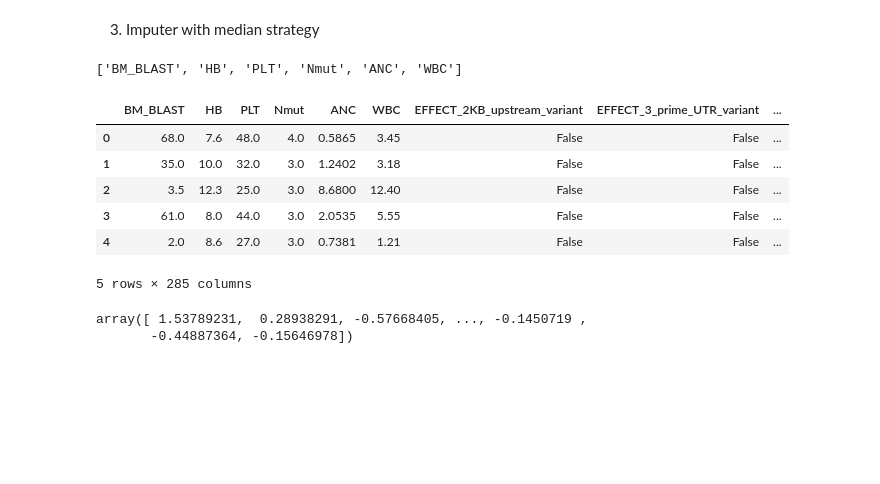
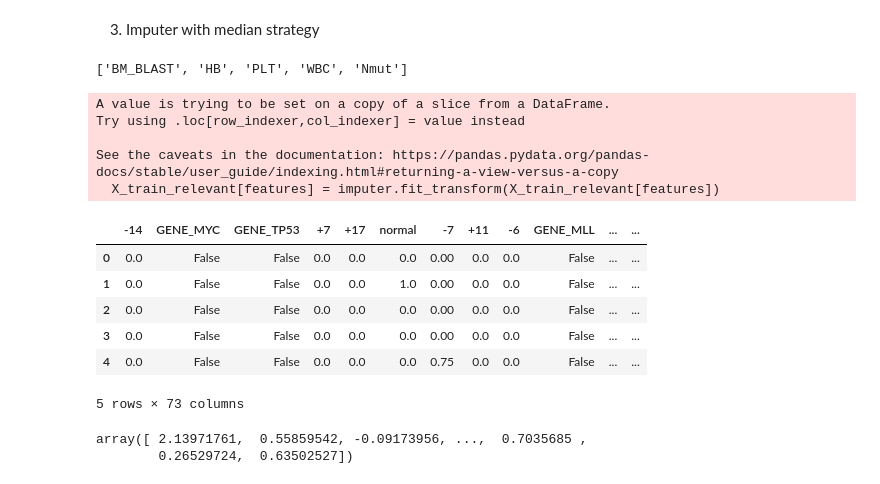
Before and after one commit to carlmonnaert/QRT-Challenge-Data-2025, a Jupyter notebook: cox_ridge.ipynb, the cells around one changed output. Saved outputs shown, nothing was run; the diff lists cells and outputs as text; code cells hidden in the pictures; blank space fills up the shorter version.

Commit message:
Modular data cleaning and handling, 72.724/70.433 accuracy

```diff
--- a/cox_ridge.ipynb
+++ b/cox_ridge.ipynb
@@ -249,7 +331,7 @@ X_train.head()
 3. Fitting Cox Ridge model
 # %%
 # Initialize and train the Cox Proportional Hazards model
-cox = CoxnetSurvivalAnalysis(l1_ratio=1, alpha_min_ratio=0.1, max_iter=1000, normalize=True)
+cox = CoxnetSurvivalAnalysis(l1_ratio=1, alpha_min_ratio=0.1, max_iter=10000, normalize=True)
 cox.fit(X_train, y_train)
 
 # Evaluate the model using Concordance Index IPC
@@ -262,0 +347,18 @@ Cox Proportional Hazard Model Concordance Index IPCW on test: 71.956
+# %%
+# Print non-zero coefficients number for each feature in chunks of 25
+coefs = pd.Series(np.abs(cox.coef_).sum(axis=1), index=X_train.columns)
+coefs = coefs.sort_values(ascending=False)
+coefs = coefs[coefs > 0]
+
+plt.figure(figsize=(10, 6))
+chunk_size = 25
+for i in range(0, len(coefs), chunk_size):
+    chunk = coefs.iloc[i:i + chunk_size]
+    plt.figure(figsize=(10, 6))
+    chunk.plot(kind='barh')
+    plt.title(f'Features {i + 1} to {i + len(chunk)}')
+    plt.xlabel('Coefficient Value')
+    plt.ylabel('Features')
+    plt.show()
+
+relevant_features = coefs.index.tolist()
@@ -262,0 +372,8 @@ Cox Proportional Hazard Model Concordance Index IPCW on test: 71.956
+# %%
+features = [feature for feature in features if relevant_features.count(feature) > 0]
+print(features)
+X_train_relevant = X_train[relevant_features]
+X_test_relevant = X_test[relevant_features]
+X_eval_relevant = X_eval[relevant_features]
+
+X_train_relevant.head()
@@ -262,0 +389,9 @@ Cox Proportional Hazard Model Concordance Index IPCW on test: 71.956
+# %%
+cox = CoxnetSurvivalAnalysis(l1_ratio=0.5, alpha_min_ratio=0.0001, max_iter=10000, normalize=False)
+cox.fit(X_train_relevant, y_train)
+
+# Evaluate the model using Concordance Index IPC
+cox_cindex_train = concordance_index_ipcw(y_train, y_train, cox.predict(X_train_relevant), tau=7)[0]
+cox_cindex_test = concordance_index_ipcw(y_train, y_test, cox.predict(X_test_relevant), tau=7)[0]
+print(f"Cox Proportional Hazard Model Concordance Index IPCW on train: {100*cox_cindex_train:.3f}")
+print(f"Cox Proportional Hazard Model Concordance Index IPCW on test: {100*cox_cindex_test:.3f}")
@@ -321,25 +405,30 @@ X_eval.head()
 # %%
 imputer = SimpleImputer(strategy='median')
 print(features)
-X_train[features] = imputer.fit_transform(X_train[features])
-X_eval[features] = imputer.transform(X_eval[features])
-X_eval = X_eval.fillna(False)
-X_eval.head()
+X_train_relevant[features] = imputer.fit_transform(X_train_relevant[features])
+X_eval_relevant[features] = imputer.transform(X_eval_relevant[features])
+X_eval_relevant = X_eval_relevant.fillna(False)
+X_eval_relevant.head()
 # %% [output]
-['BM_BLAST', 'HB', 'PLT', 'Nmut', 'ANC', 'WBC']
+['BM_BLAST', 'HB', 'PLT', 'WBC', 'Nmut']
+A value is trying to be set on a copy of a slice from a DataFrame.
+Try using .loc[row_indexer,col_indexer] = value instead
+
+See the caveats in the documentation: https://pandas.pydata.org/pandas-docs/stable/user_guide/indexing.html#returning-a-view-versus-a-copy
+  X_train_relevant[features] = imputer.fit_transform(X_train_relevant[features])
-|  | BM_BLAST | HB | PLT | Nmut | ANC | WBC | EFFECT_2KB_upstream_variant | EFFECT_3_prime_UTR_variant | ... |
-| 0 | 68.0 | 7.6 | 48.0 | 4.0 | 0.5865 | 3.45 | False | False | ... |
-| 1 | 35.0 | 10.0 | 32.0 | 3.0 | 1.2402 | 3.18 | False | False | ... |
-| 2 | 3.5 | 12.3 | 25.0 | 3.0 | 8.6800 | 12.40 | False | False | ... |
-| 3 | 61.0 | 8.0 | 44.0 | 3.0 | 2.0535 | 5.55 | False | False | ... |
-| 4 | 2.0 | 8.6 | 27.0 | 3.0 | 0.7381 | 1.21 | False | False | ... |
+|  | -14 | GENE_MYC | GENE_TP53 | +7 | +17 | normal | -7 | +11 | -6 | GENE_MLL | ... | ... |
+| 0 | 0.0 | False | False | 0.0 | 0.0 | 0.0 | 0.00 | 0.0 | 0.0 | False | ... | ... |
+| 1 | 0.0 | False | False | 0.0 | 0.0 | 1.0 | 0.00 | 0.0 | 0.0 | False | ... | ... |
+| 2 | 0.0 | False | False | 0.0 | 0.0 | 0.0 | 0.00 | 0.0 | 0.0 | False | ... | ... |
+| 3 | 0.0 | False | False | 0.0 | 0.0 | 0.0 | 0.00 | 0.0 | 0.0 | False | ... | ... |
+| 4 | 0.0 | False | False | 0.0 | 0.0 | 0.0 | 0.75 | 0.0 | 0.0 | False | ... | ... |
-5 rows × 285 columns
+5 rows × 73 columns
 # %%
-prediction_on_test_set = cox.predict(X_eval)
+prediction_on_test_set = cox.predict(X_eval_relevant)
 prediction_on_test_set
 # %% [output]
-array([ 1.53789231,  0.28938291, -0.57668405, ..., -0.1450719 ,
-       -0.44887364, -0.15646978])
+array([ 2.13971761,  0.55859542, -0.09173956, ...,  0.7035685 ,
+        0.26529724,  0.63502527])
 # %%
 submission = pd.Series(prediction_on_test_set, index=df_eval['ID'], name='risk_score')
 # %%
```
Also changed, not shown: parts of 24 cells of this notebook, 1 other file.
